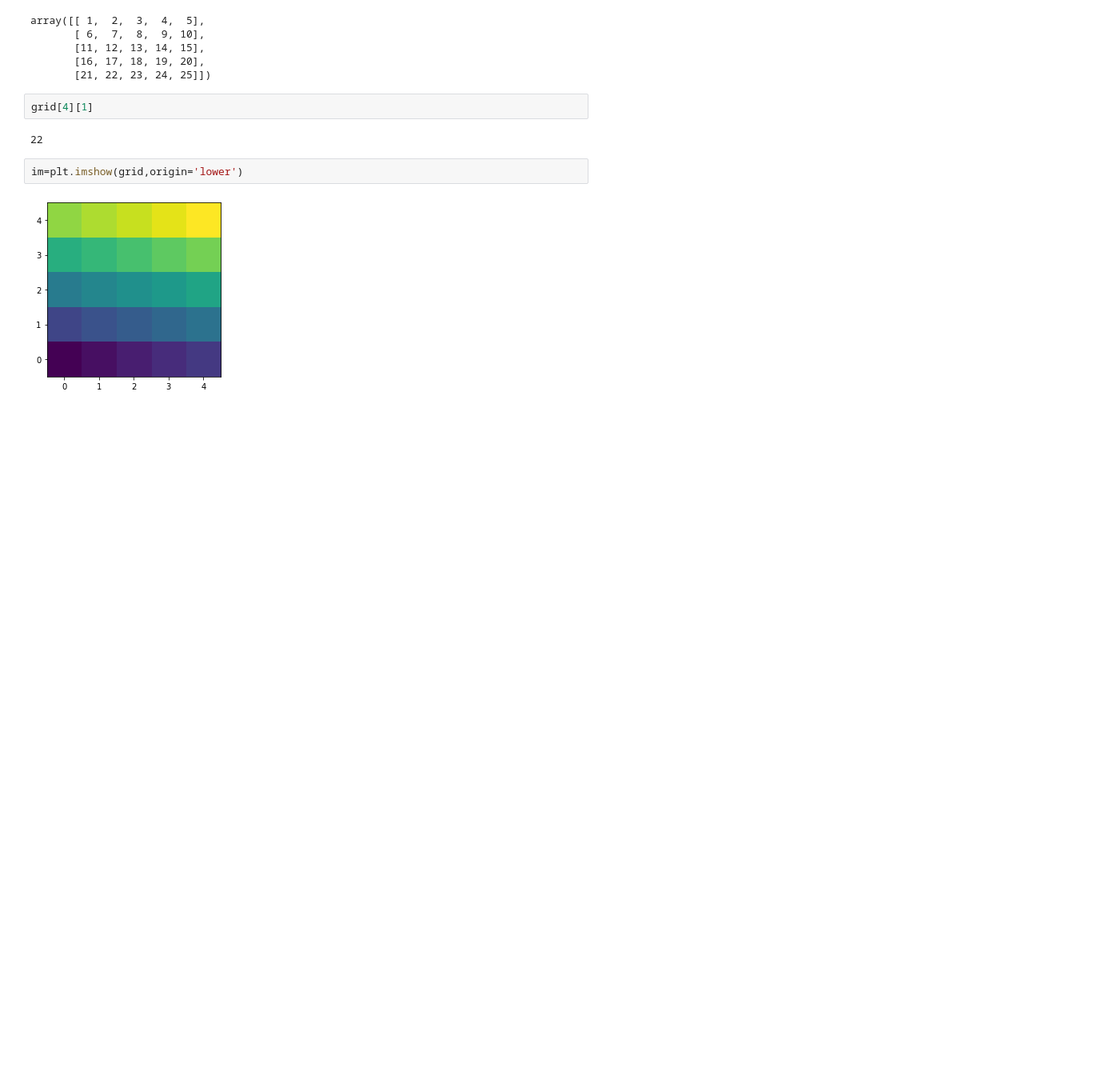
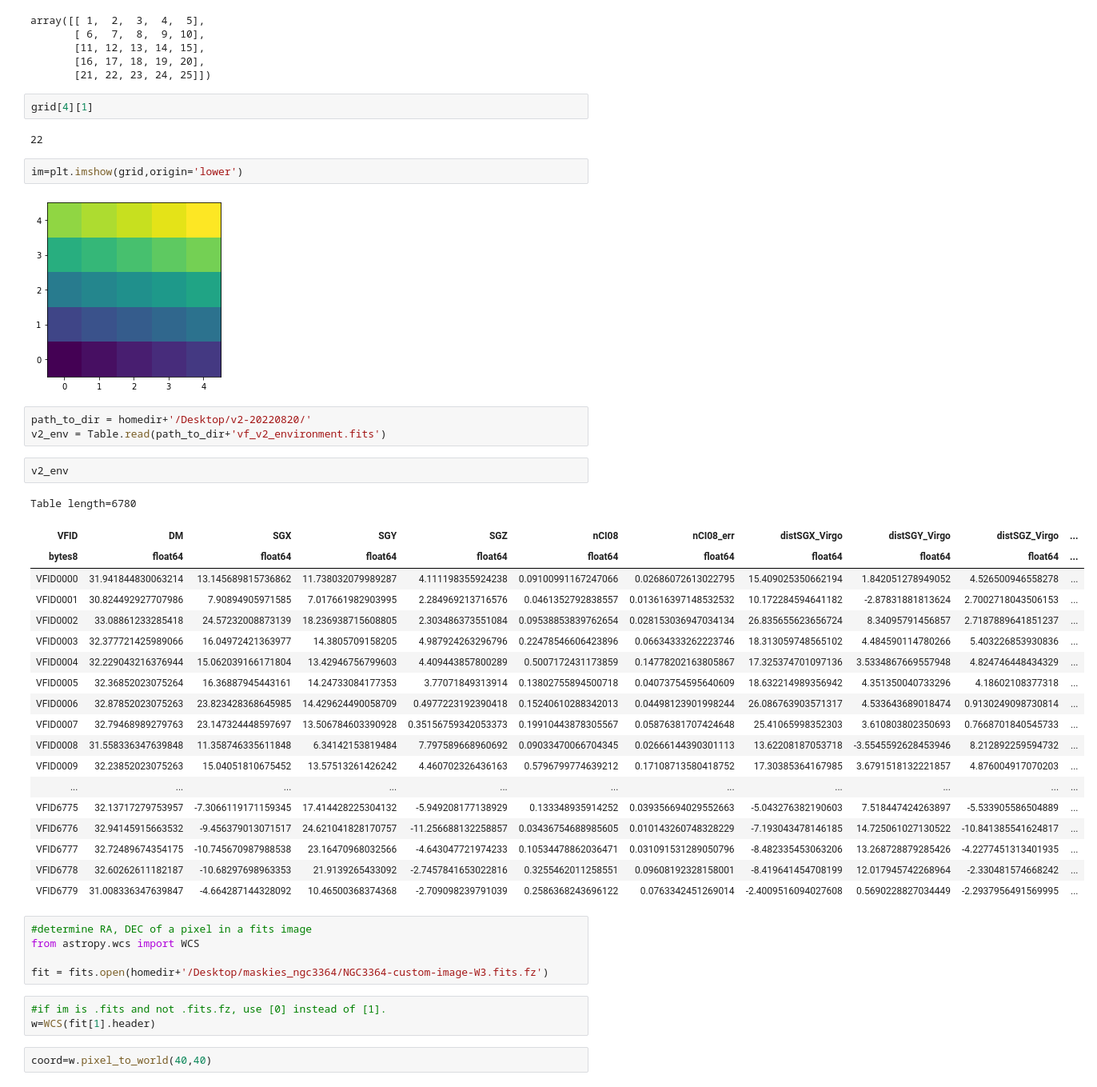
Before and after one commit to Kyssuber/GUI_odyssey, a Jupyter notebook: scrap.ipynb, the cells around one changed output. Shown: that part at 80% size. Drawn from its saved outputs; the diff is of its cells as text; blank space fills up the shorter version.

```diff
--- a/scrap.ipynb
+++ b/scrap.ipynb
@@ -148,3 +119,38 @@ grid[4][1]
 im=plt.imshow(grid,origin='lower')
 # %% [output]
 [figure]
+# %%
+path_to_dir = homedir+'/Desktop/v2-20220820/'
+v2_env = Table.read(path_to_dir+'vf_v2_environment.fits')
+# %%
+v2_env
+# %% [output]
+Table length=6780
+| VFID | DM | SGX | SGY | SGZ | nCI08 | nCI08_err | distSGX_Virgo | distSGY_Virgo | distSGZ_Virgo | ... |
+| bytes8 | float64 | float64 | float64 | float64 | float64 | float64 | float64 | float64 | float64 | ... |
+| VFID0000 | 31.941844830063214 | 13.145689815736862 | 11.738032079989287 | 4.111198355924238 | 0.09100991167247066 | 0.02686072613022795 | 15.409025350662194 | 1.842051278949052 | 4.526500946558278 | ... |
+| VFID0001 | 30.824492927707986 | 7.90894905971585 | 7.017661982903995 | 2.284969213716576 | 0.0461352792838557 | 0.013616397148532532 | 10.172284594641182 | -2.87831881813624 | 2.7002718043506153 | ... |
+| VFID0002 | 33.08861233285418 | 24.57232008873139 | 18.236938715608805 | 2.303486373551084 | 0.09538853839762654 | 0.028153036947034134 | 26.835655623656724 | 8.34095791456857 | 2.7187889641851237 | ... |
+| VFID0003 | 32.377721425989066 | 16.04972421363977 | 14.3805709158205 | 4.987924263296796 | 0.22478546606423896 | 0.06634333262223746 | 18.313059748565102 | 4.484590114780266 | 5.403226853930836 | ... |
+| VFID0004 | 32.229043216376944 | 15.062039166171804 | 13.42946756799603 | 4.409443857800289 | 0.5007172431173859 | 0.14778202163805867 | 17.325374701097136 | 3.5334867669557948 | 4.824746448434329 | ... |
+| VFID0005 | 32.36852023075264 | 16.36887945443161 | 14.24733084177353 | 3.77071849313914 | 0.13802755894500718 | 0.04073754595640609 | 18.632214989356942 | 4.351350040733296 | 4.18602108377318 | ... |
+| VFID0006 | 32.87852023075263 | 23.823428368645985 | 14.429624490058709 | 0.4977223192390418 | 0.15240610288342013 | 0.04498123901998244 | 26.086763903571317 | 4.533643689018474 | 0.9130249098730814 | ... |
+| VFID0007 | 32.79468989279763 | 23.147324448597697 | 13.506784603390928 | 0.35156759342053373 | 0.19910443878305567 | 0.05876381707424648 | 25.41065998352303 | 3.610803802350693 | 0.7668701840545733 | ... |
+| VFID0008 | 31.558336347639848 | 11.358746335611848 | 6.34142153819484 | 7.797589668960692 | 0.09033470066704345 | 0.02666144390301113 | 13.62208187053718 | -3.5545592628453946 | 8.212892259594732 | ... |
+| VFID0009 | 32.23852023075263 | 15.04051810675452 | 13.57513261426242 | 4.460702326436163 | 0.5796799774639212 | 0.17108713580418752 | 17.30385364167985 | 3.6791518132221857 | 4.876004917070203 | ... |
+| ... | ... | ... | ... | ... | ... | ... | ... | ... | ... | ... |
+| VFID6775 | 32.13717279753957 | -7.3066119171159345 | 17.414428225304132 | -5.949208177138929 | 0.133348935914252 | 0.039356694029552663 | -5.043276382190603 | 7.518447424263897 | -5.533905586504889 | ... |
+| VFID6776 | 32.94145915663532 | -9.456379013071517 | 24.621041828170757 | -11.256688132258857 | 0.03436754688985605 | 0.010143260748328229 | -7.193043478146185 | 14.725061027130522 | -10.841385541624817 | ... |
+| VFID6777 | 32.72489674354175 | -10.745670987988538 | 23.16470968032566 | -4.643047721974233 | 0.10534478862036471 | 0.031091531289050796 | -8.482335453063206 | 13.268728879285426 | -4.2277451313401935 | ... |
+| VFID6778 | 32.60262611182187 | -10.68297698963353 | 21.9139265433092 | -2.7457841653022816 | 0.3255462011258551 | 0.09608192328158001 | -8.419641454708199 | 12.017945742268964 | -2.330481574668242 | ... |
+| VFID6779 | 31.008336347639847 | -4.664287144328092 | 10.46500368374368 | -2.709098239791039 | 0.2586368243696122 | 0.0763342451269014 | -2.4009516094027608 | 0.5690228827034449 | -2.2937956491569995 | ... |
+# %%
+#determine RA, DEC of a pixel in a fits image
+from astropy.wcs import WCS
+
+fit = fits.open(homedir+'/Desktop/maskies_ngc3364/NGC3364-custom-image-W3.fits.fz')
+# %%
+#if im is .fits and not .fits.fz, use [0] instead of [1].
+w=WCS(fit[1].header)
+# %%
+coord=w.pixel_to_world(40,40)
```
Also changed, not shown: parts of 14 cells of this notebook, 1 other file.
